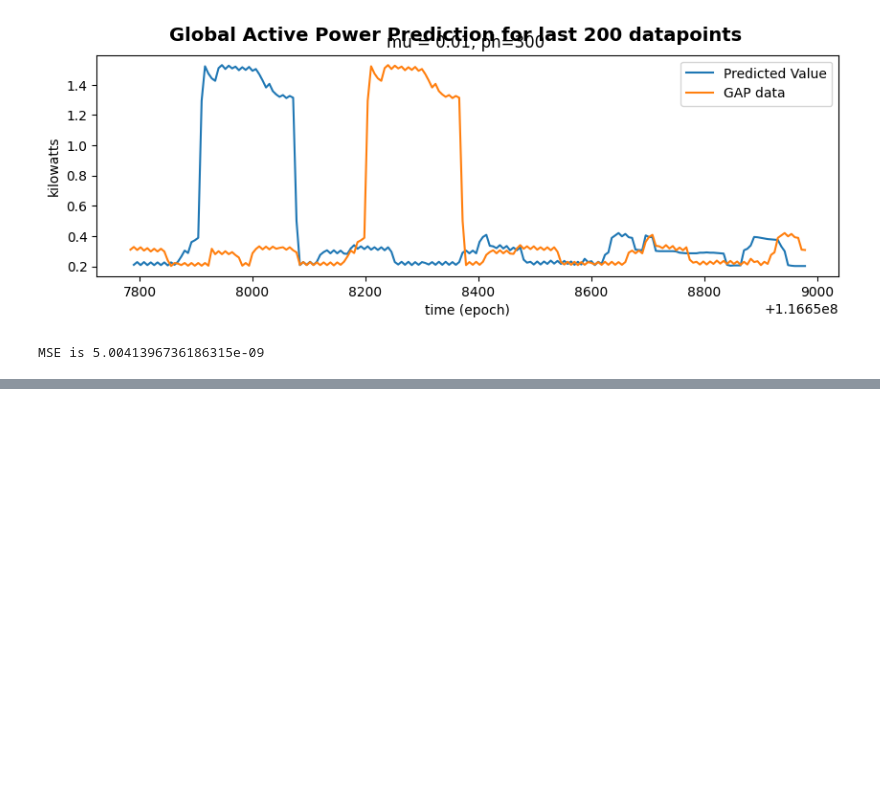
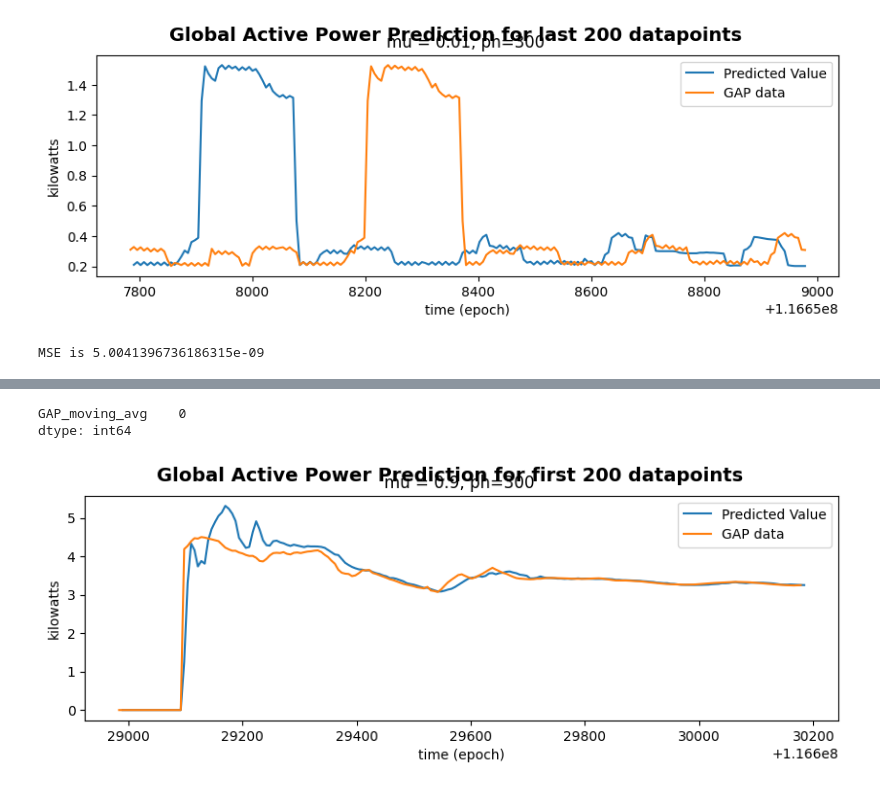
Before and after one commit to santausd/USD-AAI-530-A1-Assignment3.1, a Jupyter notebook: Linear Regression for IoT.ipynb, the cells around one changed output, grey strips where cells are left out. Cells and saved outputs as stored; diff of their text form; code cells hidden in the pictures; blank space fills up the shorter version.

```diff
--- a/Linear Regression for IoT.ipynb
+++ b/Linear Regression for IoT.ipynb
@@ -341,9 +424,16 @@ A:
 # %%
 #create your alternative training data here
 
+window_size = 20  # window size
+df['GAP_moving_avg'] = df['Global_active_power'].rolling(window=window_size).mean()
 
-ph = #5 minutes
-ph_index =
+ts = df[["unix", "Voltage"]]
+ys = pd.DataFrame(df.GAP_moving_avg)
+ys.fillna(0, inplace=True)
+print(ys.isna().sum())
+
+ph = 5*60 #5 minutes
+ph_index = math.ceil(ph/mean_unix_diff)
 mu = 0.9
 
 #let's limit the number of samples in our model to 5000 just for speed
@@ -353,5 +443,8 @@ n_s = 5000
 #you may need to adjust these
 tp_pred = np.zeros(n_s-1)
 yp_pred = np.zeros(n_s-1)
+# %% [output]
+GAP_moving_avg    0
+dtype: int64
 # %%
 #re-run the prediction code here
@@ -358,4 +452,9 @@ yp_pred = np.zeros(n_s-1)
 # %%
 #Plot first 200 data points/predictions for alternative model
+startpoint = 0
+lastpoint = 200
+visualise_results(startpoint, lastpoint, ts, ys, tp_pred, yp_pred, 'for first 200 datapoints')
+# %% [output]
+[figure, added]
 # %%
 #Plot last 200 data points/predictions for alternative model
```
Also changed, not shown: parts of 14 cells of this notebook.
